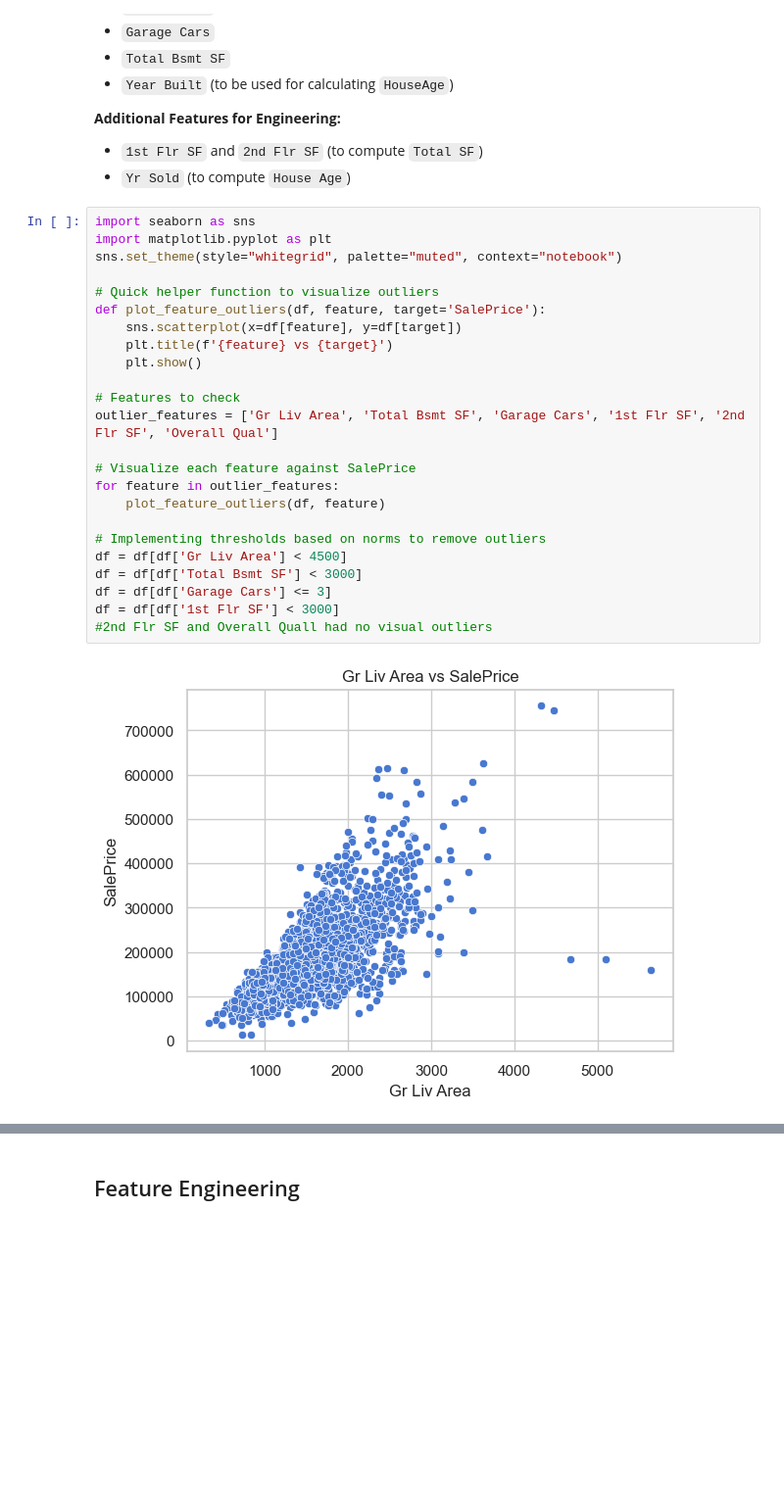
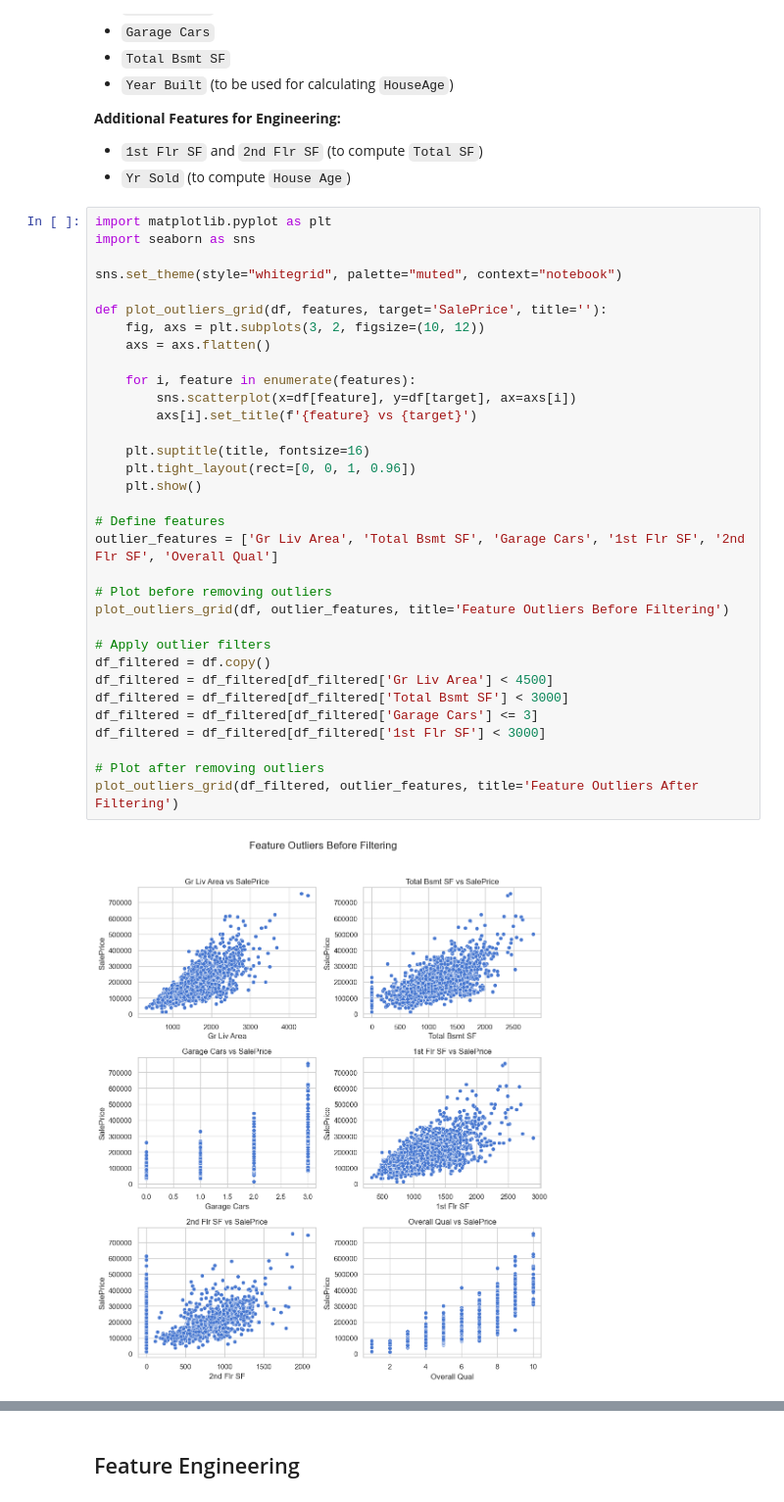
Before and after one commit to iluvcoding123/housing-price-predictor, a Jupyter notebook: notebooks/2_pp_fe.ipynb, the cells around one changed output, grey strips where cells are left out. Shown: that part at 98% size. Drawn from its saved outputs; the diff is of its cells as text; blank space fills up the shorter version.

Commit message:
subplots for before and after outlier removal

```diff
--- a/notebooks/2_pp_fe.ipynb
+++ b/notebooks/2_pp_fe.ipynb
@@ -29,28 +29,37 @@ In this step, I will focus on a set of core features identified during EDA as be
 - `1st Flr SF` and `2nd Flr SF` (to compute `Total SF`)
 - `Yr Sold` (to compute `House Age`)
 # %%
+import matplotlib.pyplot as plt
 import seaborn as sns
-import matplotlib.pyplot as plt
+
 sns.set_theme(style="whitegrid", palette="muted", context="notebook")
 
-# Quick helper function to visualize outliers
-def plot_feature_outliers(df, feature, target='SalePrice'):
-    sns.scatterplot(x=df[feature], y=df[target])
-    plt.title(f'{feature} vs {target}')
+def plot_outliers_grid(df, features, target='SalePrice', title=''):
+    fig, axs = plt.subplots(3, 2, figsize=(10, 12))
+    axs = axs.flatten()
+
+    for i, feature in enumerate(features):
+        sns.scatterplot(x=df[feature], y=df[target], ax=axs[i])
+        axs[i].set_title(f'{feature} vs {target}')
+
+    plt.suptitle(title, fontsize=16)
+    plt.tight_layout(rect=[0, 0, 1, 0.96])
     plt.show()
 
-# Features to check
+# Define features
 outlier_features = ['Gr Liv Area', 'Total Bsmt SF', 'Garage Cars', '1st Flr SF', '2nd Flr SF', 'Overall Qual']
 
-# Visualize each feature against SalePrice
-for feature in outlier_features:
-    plot_feature_outliers(df, feature)
+# Plot before removing outliers
+plot_outliers_grid(df, outlier_features, title='Feature Outliers Before Filtering')
 
-# Implementing thresholds based on norms to remove outliers
-df = df[df['Gr Liv Area'] < 4500]
-df = df[df['Total Bsmt SF'] < 3000]
-df = df[df['Garage Cars'] <= 3]
-df = df[df['1st Flr SF'] < 3000]
-#2nd Flr SF and Overall Quall had no visual outliers
+# Apply outlier filters
+df_filtered = df.copy()
+df_filtered = df_filtered[df_filtered['Gr Liv Area'] < 4500]
+df_filtered = df_filtered[df_filtered['Total Bsmt SF'] < 3000]
+df_filtered = df_filtered[df_filtered['Garage Cars'] <= 3]
+df_filtered = df_filtered[df_filtered['1st Flr SF'] < 3000]
+
+# Plot after removing outliers
+plot_outliers_grid(df_filtered, outlier_features, title='Feature Outliers After Filtering')
 # %% [output]
-[figure, old version]
+[figure, new version]
```
Also changed, not shown: parts of 1 cell of this notebook.
